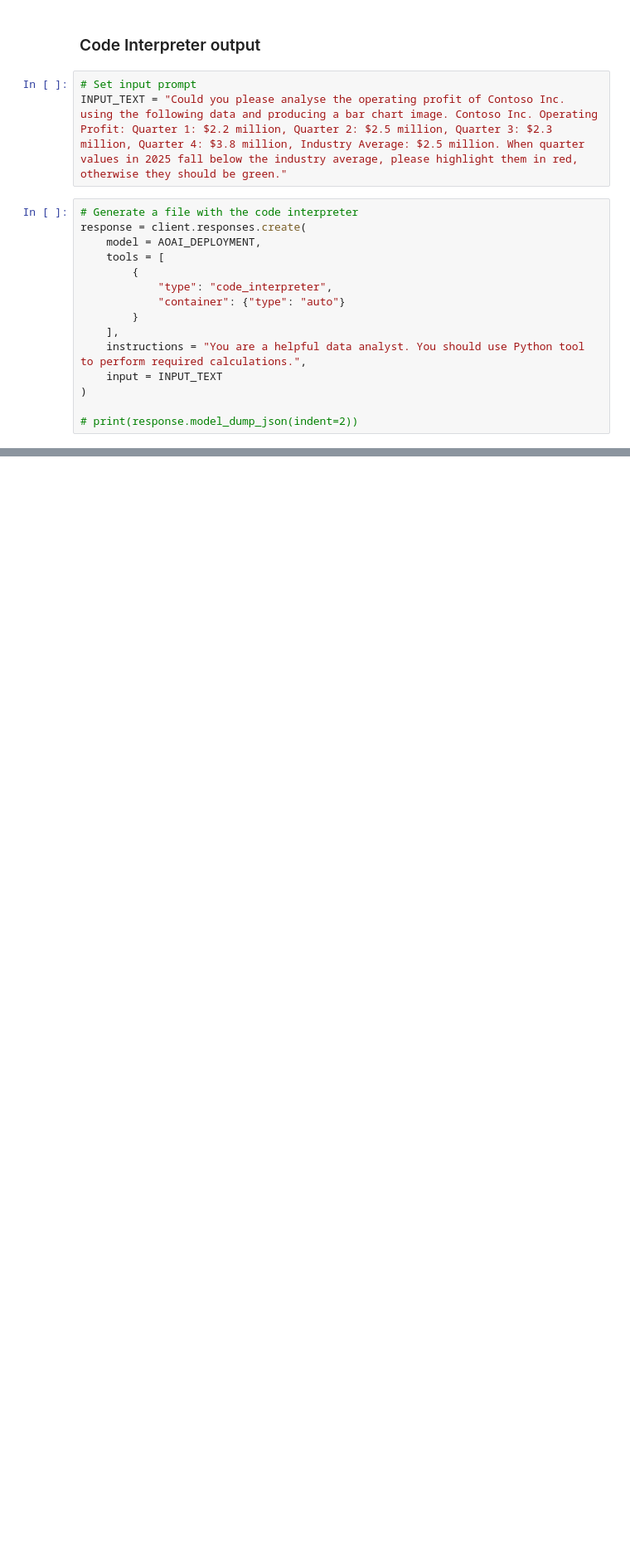
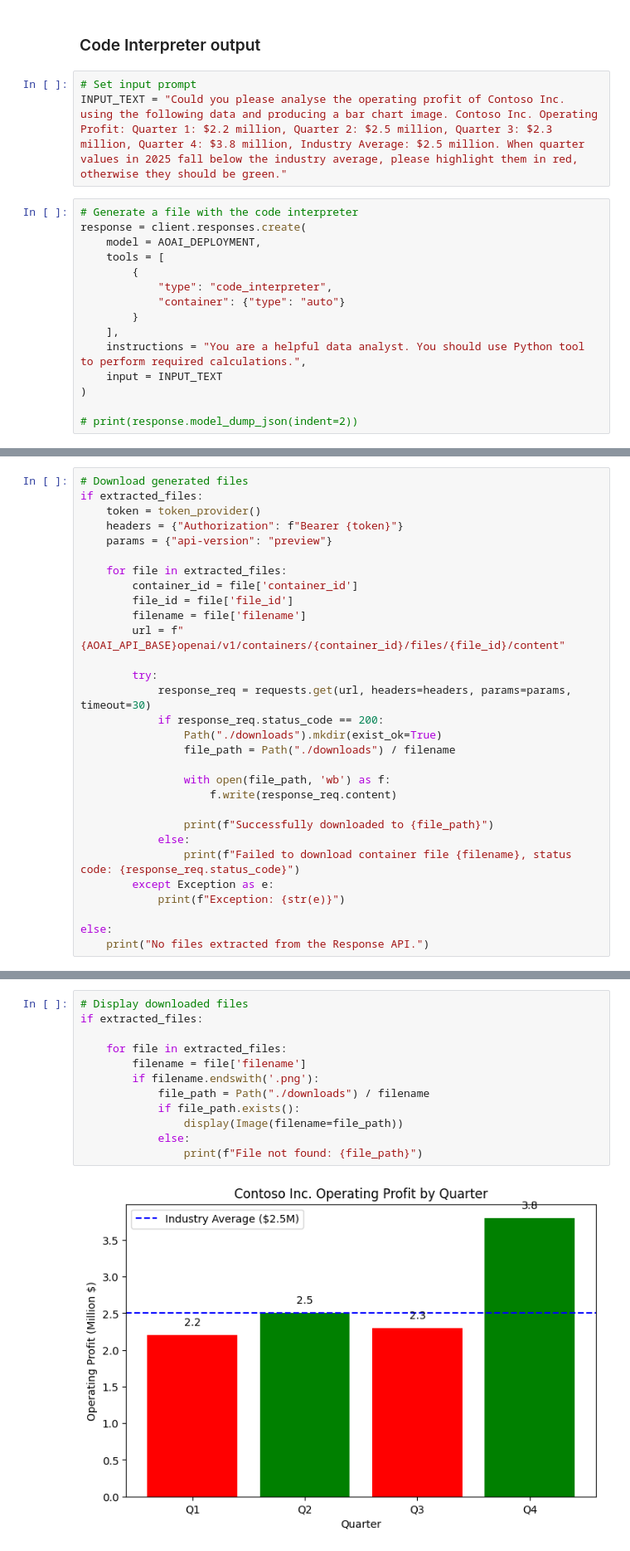
Before and after one commit to LazaUK/AIFoundry-ResponsesAPI-CodeInterpreter, a Jupyter notebook: ResponsesAPI_CodeInterpreter.ipynb, the cells around one changed output, grey strips where cells are left out. Shown at 83% size. Cells and saved outputs as stored; diff of their text form; blank space fills up the shorter version.

```diff
--- a/ResponsesAPI_CodeInterpreter.ipynb
+++ b/ResponsesAPI_CodeInterpreter.ipynb
@@ -228,0 +99,30 @@ print_summary()
+# %%
+# Download generated files
+if extracted_files:
+    token = token_provider()
+    headers = {"Authorization": f"Bearer {token}"}
+    params = {"api-version": "preview"}
+
+    for file in extracted_files:
+        container_id = file['container_id']
+        file_id = file['file_id']
+        filename = file['filename']
+        url = f"{AOAI_API_BASE}openai/v1/containers/{container_id}/files/{file_id}/content"
+
+        try:
+            response_req = requests.get(url, headers=headers, params=params, timeout=30)
+            if response_req.status_code == 200:
+                Path("./downloads").mkdir(exist_ok=True)
+                file_path = Path("./downloads") / filename
+
+                with open(file_path, 'wb') as f:
+                    f.write(response_req.content)
+
+                print(f"Successfully downloaded to {file_path}")
+            else:
+                print(f"Failed to download container file {filename}, status code: {response_req.status_code}")
+        except Exception as e:
+            print(f"Exception: {str(e)}")
+
+else:
+    print("No files extracted from the Response API.")
@@ -228,0 +134,14 @@ print_summary()
+# %%
+# Display downloaded files
+if extracted_files:
+
+    for file in extracted_files:
+        filename = file['filename']
+        if filename.endswith('.png'):
+            file_path = Path("./downloads") / filename
+            if file_path.exists():
+                display(Image(filename=file_path))
+            else:
+                print(f"File not found: {file_path}")
+# %% [output]
+[figure, added]
```
Also changed, not shown: parts of 8 cells of this notebook.
